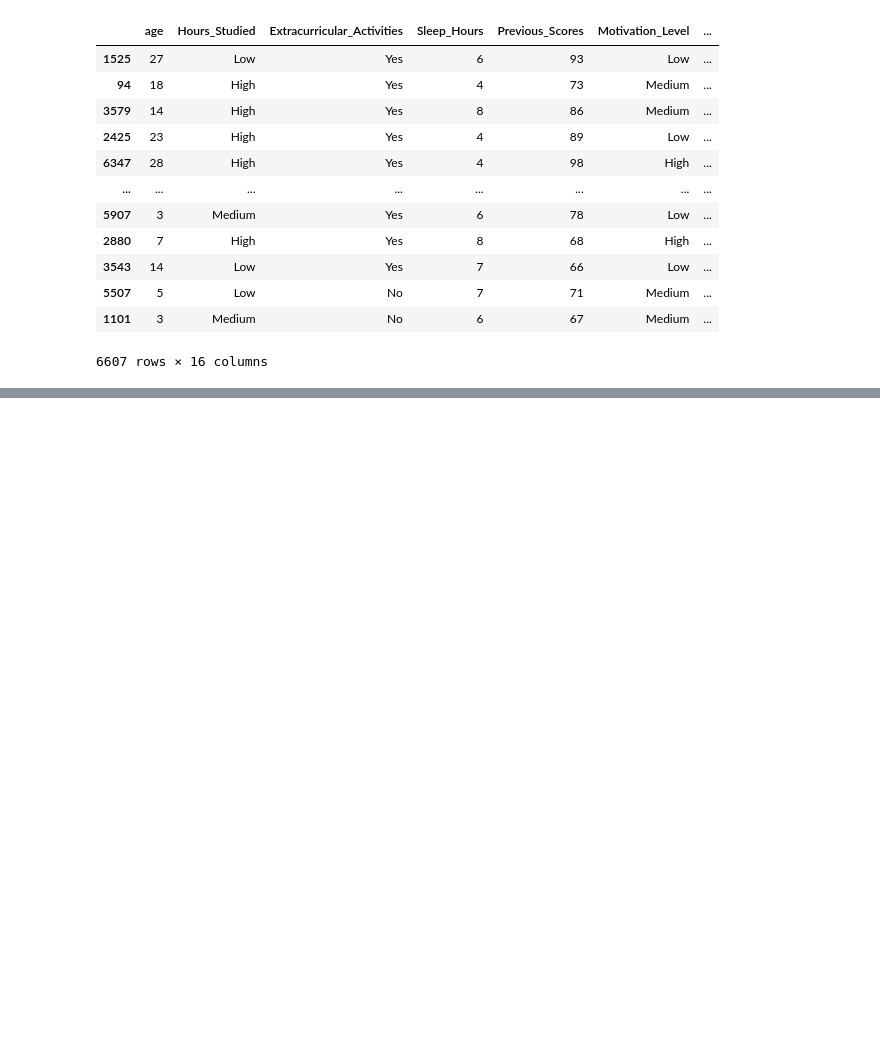
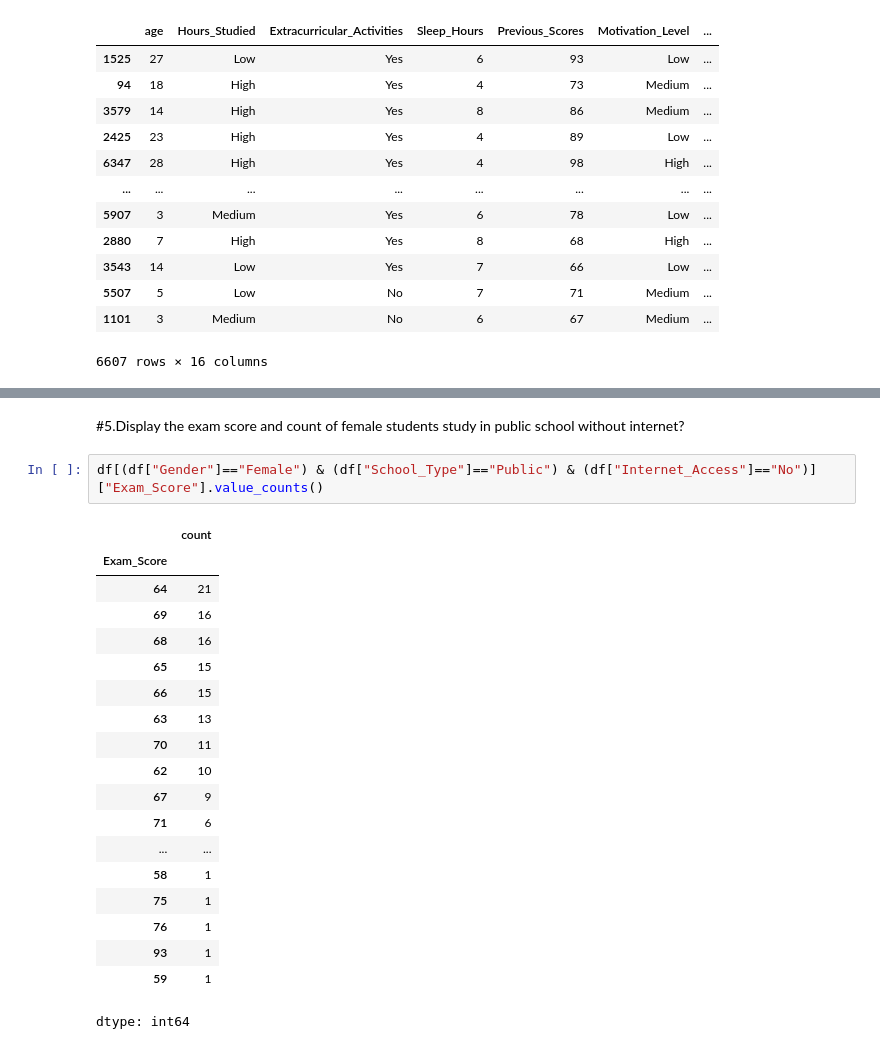
Before and after one commit to SIVASHANKARI04/STUDENT-SUCCESS-METRICS, a Jupyter notebook: Students_Success_Metrics.ipynb, the cells around one changed output, grey strips where cells are left out. Cells and saved outputs as stored; diff of their text form; blank space fills up the shorter version.

```diff
--- a/Students_Success_Metrics.ipynb
+++ b/Students_Success_Metrics.ipynb
@@ -83,0 +92,24 @@ df_sorted
+# %% [markdown]
+#5.Display the exam score and count of female students study in public school without internet?
+# %%
+df[(df["Gender"]=="Female") & (df["School_Type"]=="Public") & (df["Internet_Access"]=="No")]["Exam_Score"].value_counts()
+# %% [output]
+|  | count |
+| Exam_Score |  |
+| 64 | 21 |
+| 69 | 16 |
+| 68 | 16 |
+| 65 | 15 |
+| 66 | 15 |
+| 63 | 13 |
+| 70 | 11 |
+| 62 | 10 |
+| 67 | 9 |
+| 71 | 6 |
+| ... | ... |
+| 58 | 1 |
+| 75 | 1 |
+| 76 | 1 |
+| 93 | 1 |
+| 59 | 1 |
+dtype: int64
```
Also changed, not shown: parts of 4 cells of this notebook.
